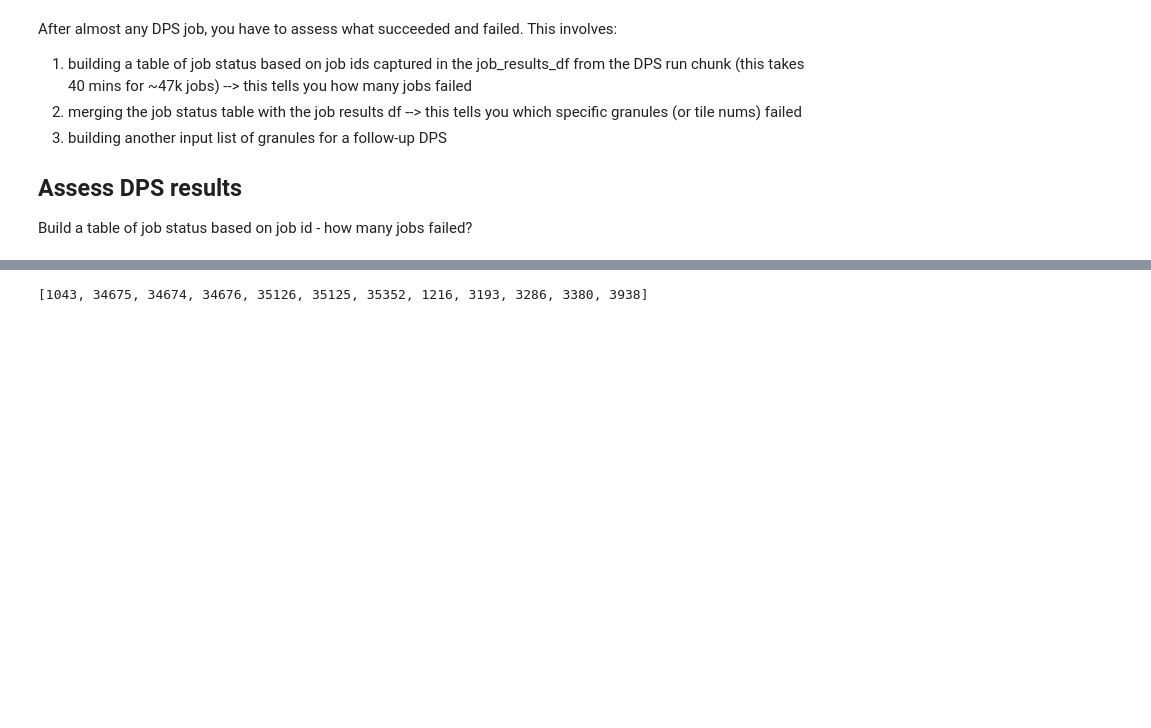
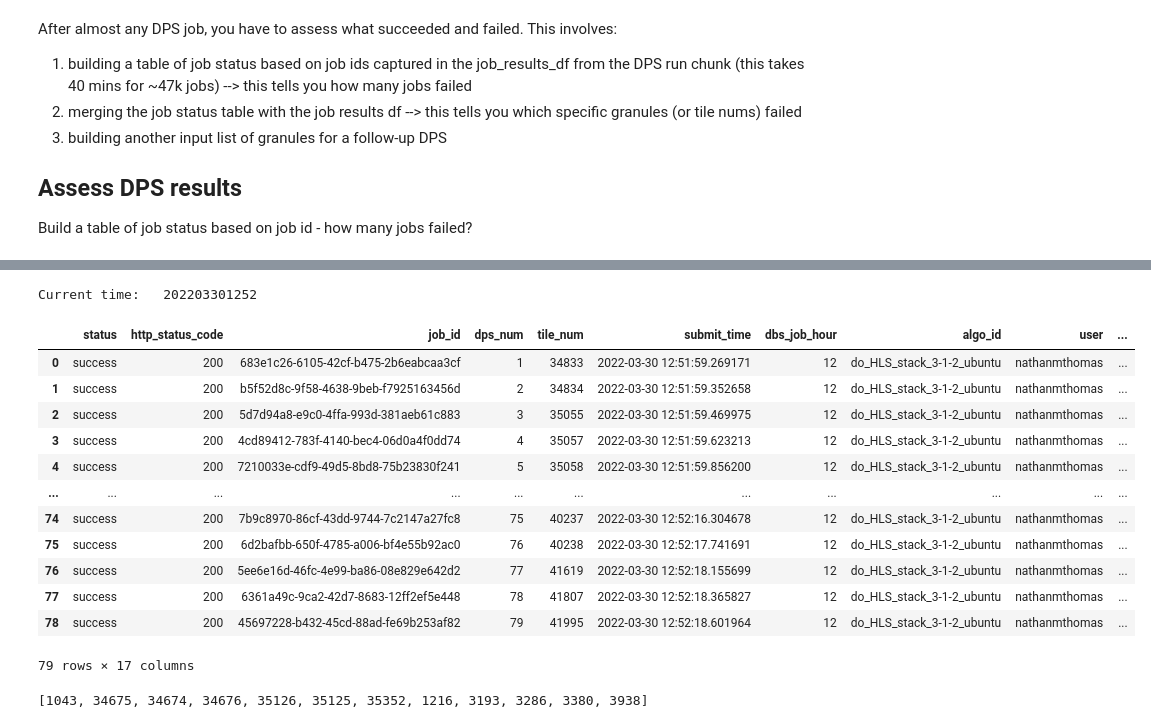
Before and after one commit to lauraduncanson/icesat2_boreal, a Jupyter notebook: notebooks/3.Gridded_product_development/DPS_mscomp_stack.ipynb, the cells around one changed output, grey strips where cells are left out. Drawn from its saved outputs; the diff is of its cells as text; code cells hidden in the pictures; blank space fills up the shorter version.

```diff
--- a/notebooks/3.Gridded_product_development/DPS_mscomp_stack.ipynb
+++ b/notebooks/3.Gridded_product_development/DPS_mscomp_stack.ipynb
@@ -318,3 +347,23 @@ Wall time: 264 ms
+# %%
+# Save job status table
+print(f"Current time:\t{nowtime}")
+z.to_csv(f'/projects/my-public-bucket/DPS_{IDENTIFIER}_submission_results_job_status_{len_input_list}_{nowtime}.csv')
+z
+# %% [output]
+Current time:   202203301252
+|  | status | http_status_code | job_id | dps_num | tile_num | submit_time | dbs_job_hour | algo_id | user | ... |
+| 0 | success | 200 | 683e1c26-6105-42cf-b475-2b6eabcaa3cf | 1 | 34833 | 2022-03-30 12:51:59.269171 | 12 | do_HLS_stack_3-1-2_ubuntu | nathanmthomas | ... |
+| 1 | success | 200 | b5f52d8c-9f58-4638-9beb-f7925163456d | 2 | 34834 | 2022-03-30 12:51:59.352658 | 12 | do_HLS_stack_3-1-2_ubuntu | nathanmthomas | ... |
+| 2 | success | 200 | 5d7d94a8-e9c0-4ffa-993d-381aeb61c883 | 3 | 35055 | 2022-03-30 12:51:59.469975 | 12 | do_HLS_stack_3-1-2_ubuntu | nathanmthomas | ... |
+| 3 | success | 200 | 4cd89412-783f-4140-bec4-06d0a4f0dd74 | 4 | 35057 | 2022-03-30 12:51:59.623213 | 12 | do_HLS_stack_3-1-2_ubuntu | nathanmthomas | ... |
+| 4 | success | 200 | 7210033e-cdf9-49d5-8bd8-75b23830f241 | 5 | 35058 | 2022-03-30 12:51:59.856200 | 12 | do_HLS_stack_3-1-2_ubuntu | nathanmthomas | ... |
+| ... | ... | ... | ... | ... | ... | ... | ... | ... | ... | ... |
+| 74 | success | 200 | 7b9c8970-86cf-43dd-9744-7c2147a27fc8 | 75 | 40237 | 2022-03-30 12:52:16.304678 | 12 | do_HLS_stack_3-1-2_ubuntu | nathanmthomas | ... |
+| 75 | success | 200 | 6d2bafbb-650f-4785-a006-bf4e55b92ac0 | 76 | 40238 | 2022-03-30 12:52:17.741691 | 12 | do_HLS_stack_3-1-2_ubuntu | nathanmthomas | ... |
+| 76 | success | 200 | 5ee6e16d-46fc-4e99-ba86-08e829e642d2 | 77 | 41619 | 2022-03-30 12:52:18.155699 | 12 | do_HLS_stack_3-1-2_ubuntu | nathanmthomas | ... |
+| 77 | success | 200 | 6361a49c-9ca2-42d7-8683-12ff2ef5e448 | 78 | 41807 | 2022-03-30 12:52:18.365827 | 12 | do_HLS_stack_3-1-2_ubuntu | nathanmthomas | ... |
+| 78 | success | 200 | 45697228-b432-45cd-88ad-fe69b253af82 | 79 | 41995 | 2022-03-30 12:52:18.601964 | 12 | do_HLS_stack_3-1-2_ubuntu | nathanmthomas | ... |
+79 rows × 17 columns
 # %%
 print(z[z['wps:Status'] =='Succeeded'].tile_num.to_list())
 # %% [output]
```
Also changed, not shown: parts of 8 cells of this notebook, 1 other file.
